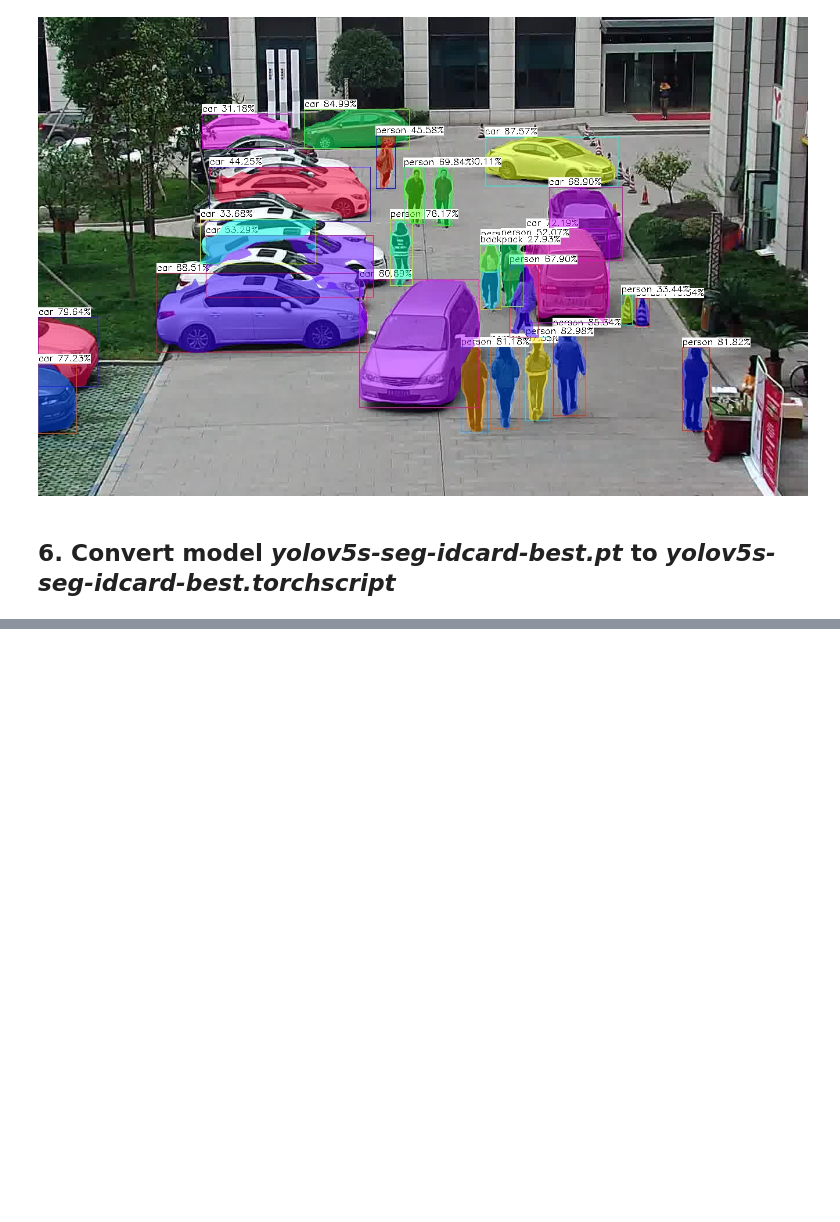
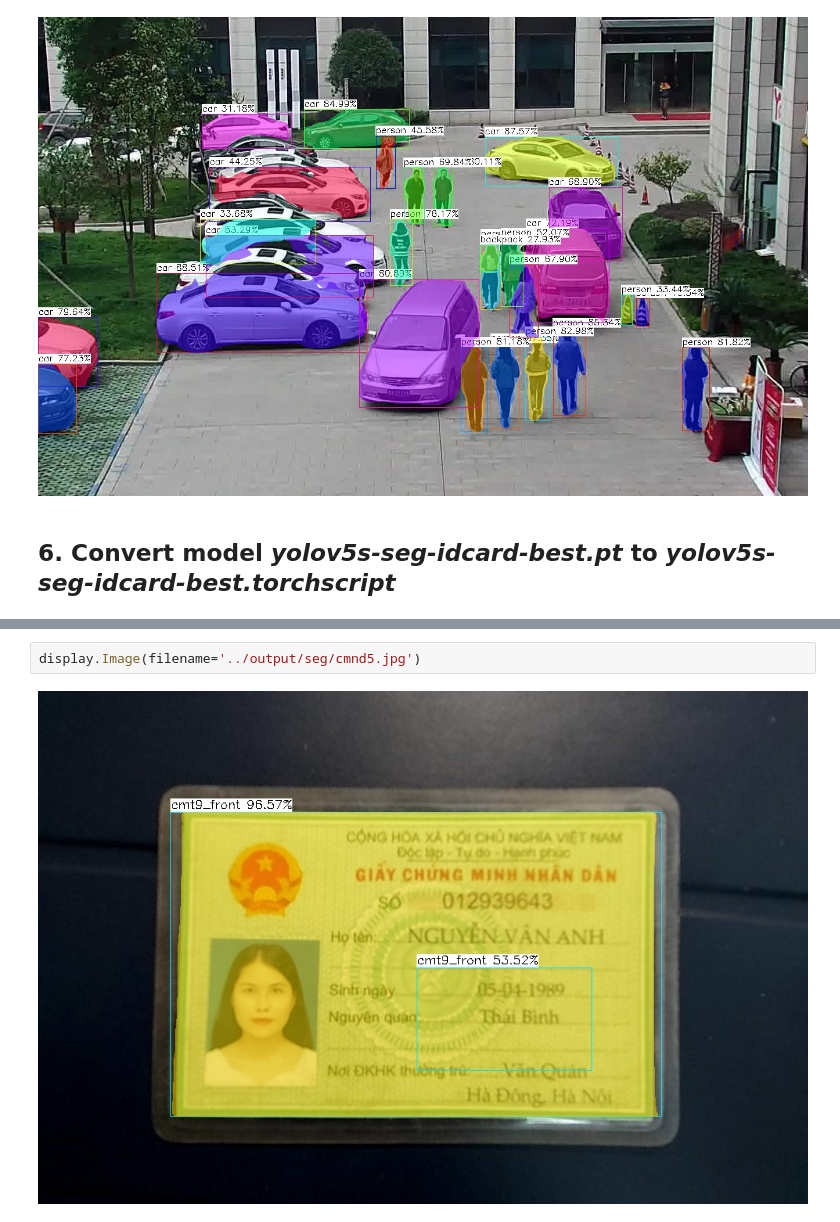
Before and after one commit to ultralytics/yolov5, a Jupyter notebook: ncnn.ipynb, the cells around one changed output, grey strips where cells are left out. Drawn from its saved outputs; the diff is of its cells as text; blank space fills up the shorter version.

```diff
--- a/ncnn.ipynb
+++ b/ncnn.ipynb
@@ -174,0 +318,4 @@ display.Image(filename='../output/seg/parking.jpg')
+# %%
+display.Image(filename='../output/seg/cmnd5.jpg')
+# %% [output]
+[figure, added]
```
Also changed, not shown: parts of 22 cells of this notebook, 5 other files.
